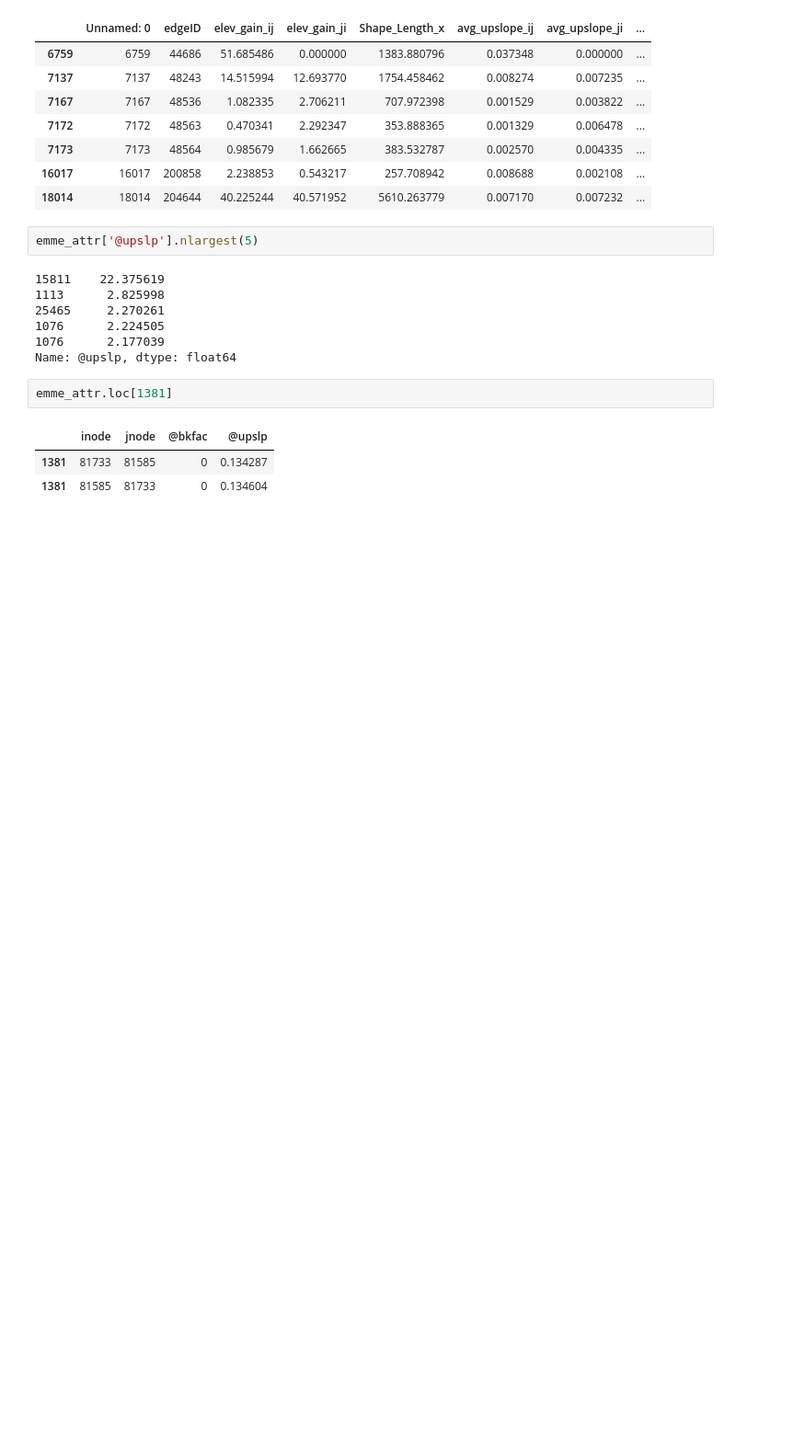
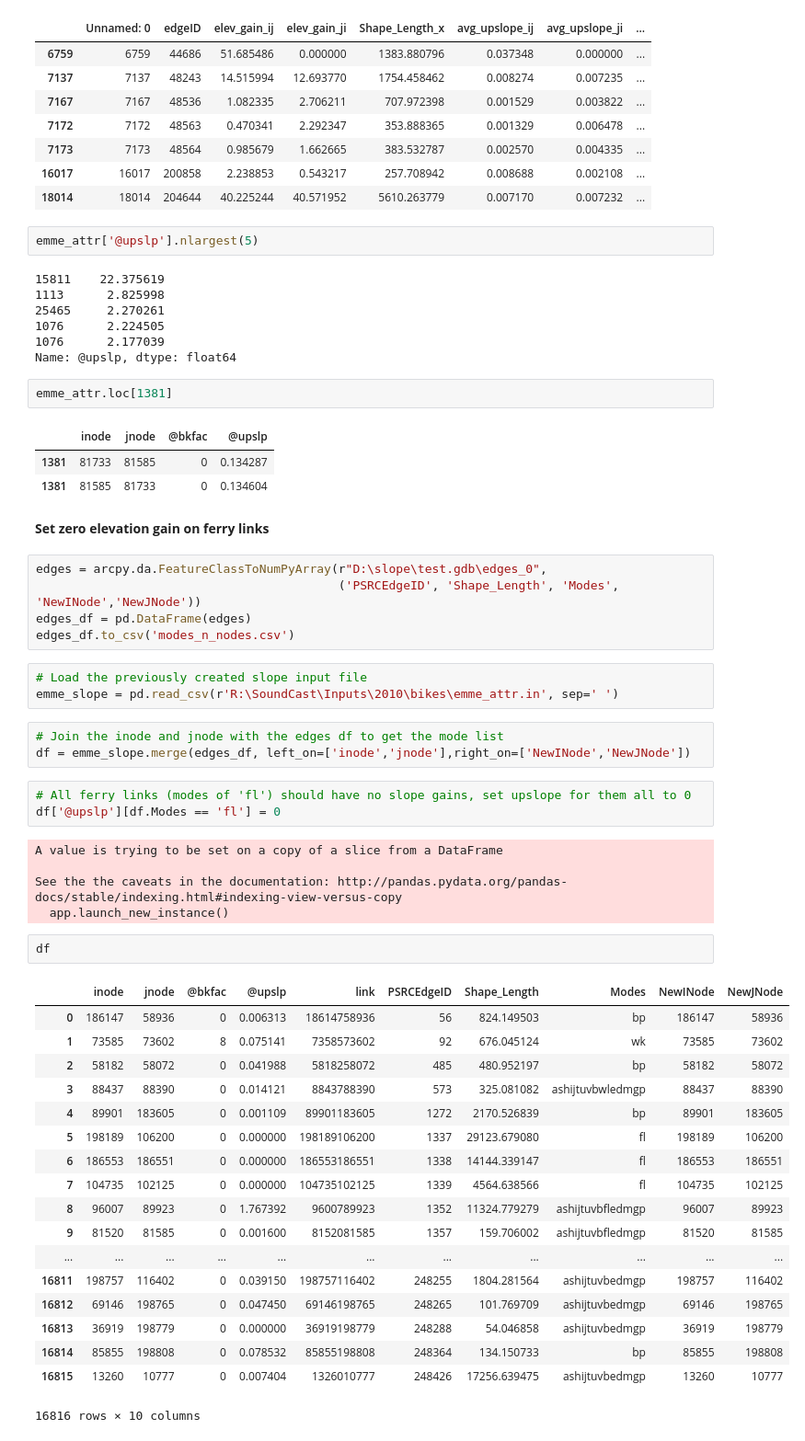
Before and after one commit to psrc/travel-modeling, a Jupyter notebook: slope/slope.ipynb, the cells around one changed output. Shown: that part at 92% size. Saved outputs shown, nothing was run; the diff lists cells and outputs as text; blank space fills up the shorter version.

Commit message:
zeroing out ferry slopes

```diff
--- a/slope/slope.ipynb
+++ b/slope/slope.ipynb
@@ -478,3 +483,45 @@ emme_attr.loc[1381]
 |  | inode | jnode | @bkfac | @upslp |
 | 1381 | 81733 | 81585 | 0 | 0.134287 |
 | 1381 | 81585 | 81733 | 0 | 0.134604 |
+# %% [markdown]
+**Set zero elevation gain on ferry links**
+# %%
+edges = arcpy.da.FeatureClassToNumPyArray(r"D:\slope\test.gdb\edges_0",
+                                          ('PSRCEdgeID', 'Shape_Length', 'Modes', 'NewINode','NewJNode'))
+edges_df = pd.DataFrame(edges)
+edges_df.to_csv('modes_n_nodes.csv')
+# %%
+# Load the previously created slope input file
+emme_slope = pd.read_csv(r'R:\SoundCast\Inputs\2010\bikes\emme_attr.in', sep=' ')
+# %%
+# Join the inode and jnode with the edges df to get the mode list
+df = emme_slope.merge(edges_df, left_on=['inode','jnode'],right_on=['NewINode','NewJNode'])
+# %%
+# All ferry links (modes of 'fl') should have no slope gains, set upslope for them all to 0
+df['@upslp'][df.Modes == 'fl'] = 0
+# %% [output]
+A value is trying to be set on a copy of a slice from a DataFrame
+
+See the the caveats in the documentation: http://pandas.pydata.org/pandas-docs/stable/indexing.html#indexing-view-versus-copy
+  app.launch_new_instance()
+# %%
+df
+# %% [output]
+|  | inode | jnode | @bkfac | @upslp | link | PSRCEdgeID | Shape_Length | Modes | NewINode | NewJNode |
+| 0 | 186147 | 58936 | 0 | 0.006313 | 18614758936 | 56 | 824.149503 | bp | 186147 | 58936 |
+| 1 | 73585 | 73602 | 8 | 0.075141 | 7358573602 | 92 | 676.045124 | wk | 73585 | 73602 |
+| 2 | 58182 | 58072 | 0 | 0.041988 | 5818258072 | 485 | 480.952197 | bp | 58182 | 58072 |
+| 3 | 88437 | 88390 | 0 | 0.014121 | 8843788390 | 573 | 325.081082 | ashijtuvbwledmgp | 88437 | 88390 |
+| 4 | 89901 | 183605 | 0 | 0.001109 | 89901183605 | 1272 | 2170.526839 | bp | 89901 | 183605 |
+| 5 | 198189 | 106200 | 0 | 0.000000 | 198189106200 | 1337 | 29123.679080 | fl | 198189 | 106200 |
+| 6 | 186553 | 186551 | 0 | 0.000000 | 186553186551 | 1338 | 14144.339147 | fl | 186553 | 186551 |
+| 7 | 104735 | 102125 | 0 | 0.000000 | 104735102125 | 1339 | 4564.638566 | fl | 104735 | 102125 |
+| 8 | 96007 | 89923 | 0 | 1.767392 | 9600789923 | 1352 | 11324.779279 | ashijtuvbfledmgp | 96007 | 89923 |
+| 9 | 81520 | 81585 | 0 | 0.001600 | 8152081585 | 1357 | 159.706002 | ashijtuvbfledmgp | 81520 | 81585 |
+| ... | ... | ... | ... | ... | ... | ... | ... | ... | ... | ... |
+| 16811 | 198757 | 116402 | 0 | 0.039150 | 198757116402 | 248255 | 1804.281564 | ashijtuvbedmgp | 198757 | 116402 |
+| 16812 | 69146 | 198765 | 0 | 0.047450 | 69146198765 | 248265 | 101.769709 | ashijtuvbedmgp | 69146 | 198765 |
+| 16813 | 36919 | 198779 | 0 | 0.000000 | 36919198779 | 248288 | 54.046858 | ashijtuvbedmgp | 36919 | 198779 |
+| 16814 | 85855 | 198808 | 0 | 0.078532 | 85855198808 | 248364 | 134.150733 | bp | 85855 | 198808 |
+| 16815 | 13260 | 10777 | 0 | 0.007404 | 1326010777 | 248426 | 17256.639475 | ashijtuvbedmgp | 13260 | 10777 |
+16816 rows × 10 columns
```
Also changed, not shown: parts of 4 cells of this notebook.
